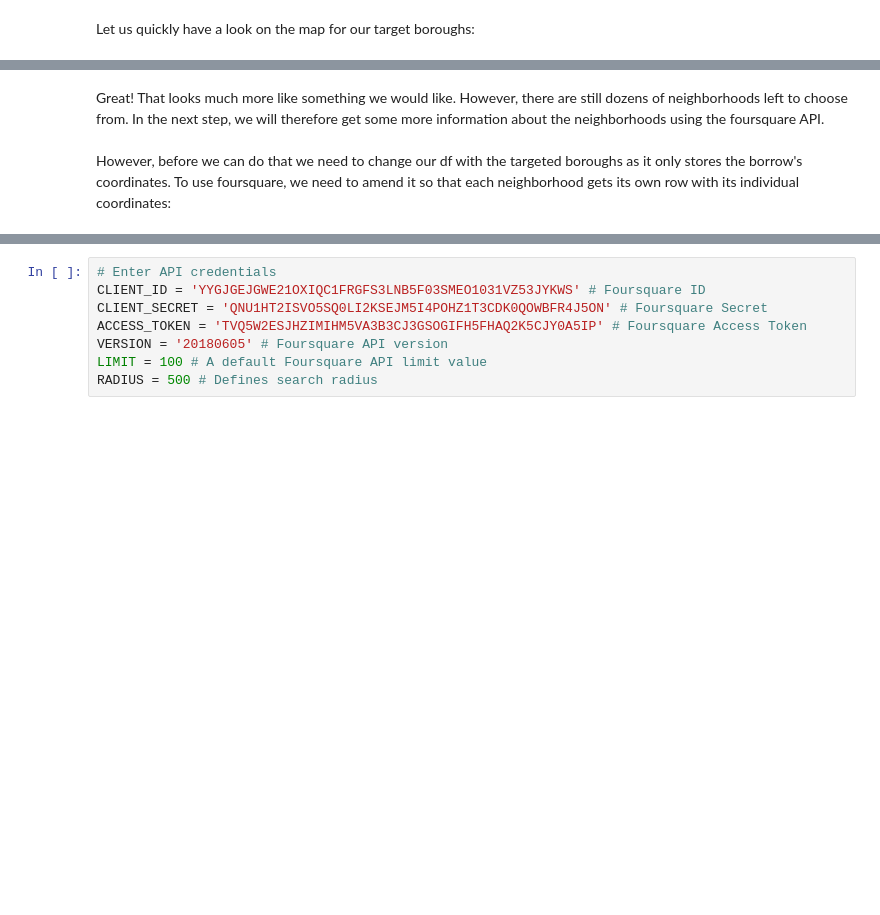
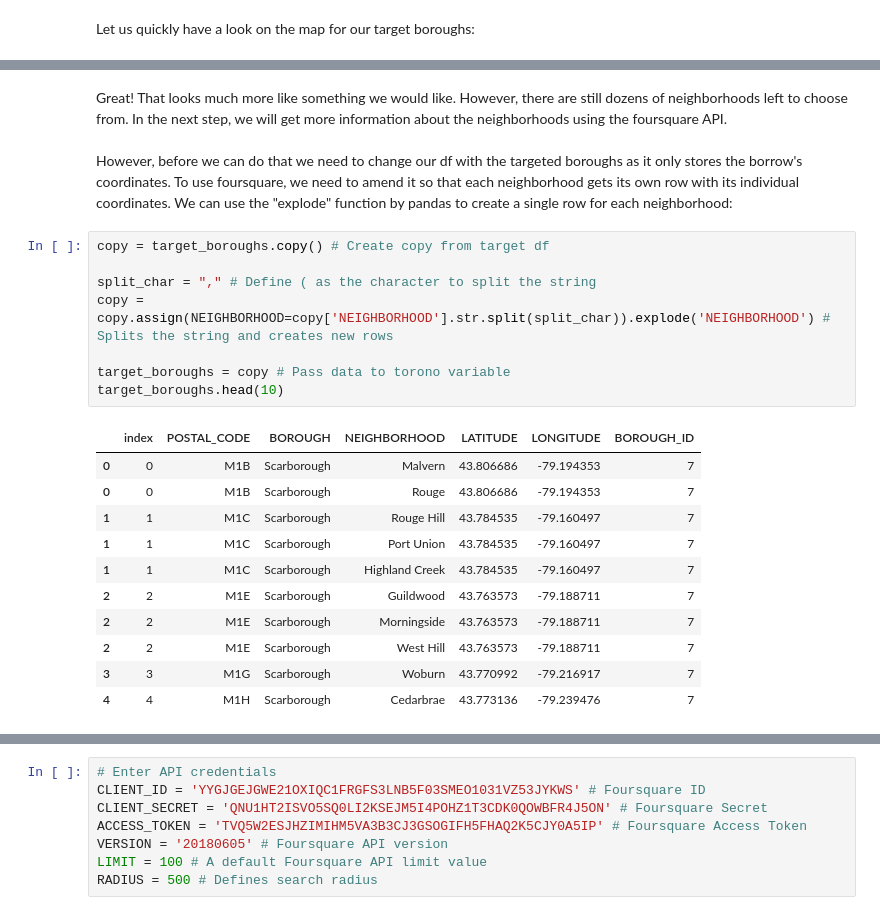
Before and after one commit to Mauricebuettgenbach/IBM_applied_data_science_capstone_project, a Jupyter notebook: Capstone_project.ipynb, the cells around one changed output, grey strips where cells are left out. Saved outputs shown, nothing was run; the diff lists cells and outputs as text; blank space fills up the shorter version.

```diff
--- a/Capstone_project.ipynb
+++ b/Capstone_project.ipynb
@@ -498,5 +510,27 @@ map_target_boroughs # Display
 # %% [output]
 [interactive output not drawn]
 # %% [markdown]
-Great! That looks much more like something we would like. However, there are still dozens of neighborhoods left to choose from. In the next step, we will therefore get some more information about the neighborhoods using the foursquare API. <br><br>
-However, before we can do that we need to change our df with the targeted boroughs as it only stores the borrow's coordinates. To use foursquare, we need to amend it so that each neighborhood gets its own row with its individual coordinates:
+Great! That looks much more like something we would like. However, there are still dozens of neighborhoods left to choose from. In the next step, we will get more information about the neighborhoods using the foursquare API.
+<br>
+<br>
+However, before we can do that we need to change our df with the targeted boroughs as it only stores the borrow's coordinates. To use foursquare, we need to amend it so that each neighborhood gets its own row with its individual coordinates. We can use the "explode" function by pandas to create a single row for each neighborhood:
+# %%
+copy = target_boroughs.copy() # Create copy from target df
+
+split_char = "," # Define ( as the character to split the string
+copy = copy.assign(NEIGHBORHOOD=copy['NEIGHBORHOOD'].str.split(split_char)).explode('NEIGHBORHOOD') # Splits the string and creates new rows
+
+target_boroughs = copy # Pass data to torono variable
+target_boroughs.head(10)
+# %% [output]
+|  | index | POSTAL_CODE | BOROUGH | NEIGHBORHOOD | LATITUDE | LONGITUDE | BOROUGH_ID |
+| 0 | 0 | M1B | Scarborough | Malvern | 43.806686 | -79.194353 | 7 |
+| 0 | 0 | M1B | Scarborough | Rouge | 43.806686 | -79.194353 | 7 |
+| 1 | 1 | M1C | Scarborough | Rouge Hill | 43.784535 | -79.160497 | 7 |
+| 1 | 1 | M1C | Scarborough | Port Union | 43.784535 | -79.160497 | 7 |
+| 1 | 1 | M1C | Scarborough | Highland Creek | 43.784535 | -79.160497 | 7 |
+| 2 | 2 | M1E | Scarborough | Guildwood | 43.763573 | -79.188711 | 7 |
+| 2 | 2 | M1E | Scarborough | Morningside | 43.763573 | -79.188711 | 7 |
+| 2 | 2 | M1E | Scarborough | West Hill | 43.763573 | -79.188711 | 7 |
+| 3 | 3 | M1G | Scarborough | Woburn | 43.770992 | -79.216917 | 7 |
+| 4 | 4 | M1H | Scarborough | Cedarbrae | 43.773136 | -79.239476 | 7 |
```
Also changed, not shown: parts of 27 cells of this notebook.
